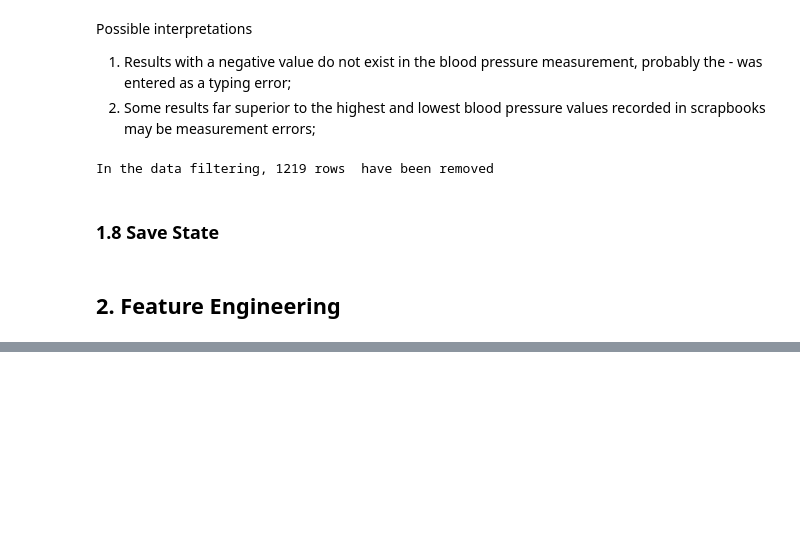
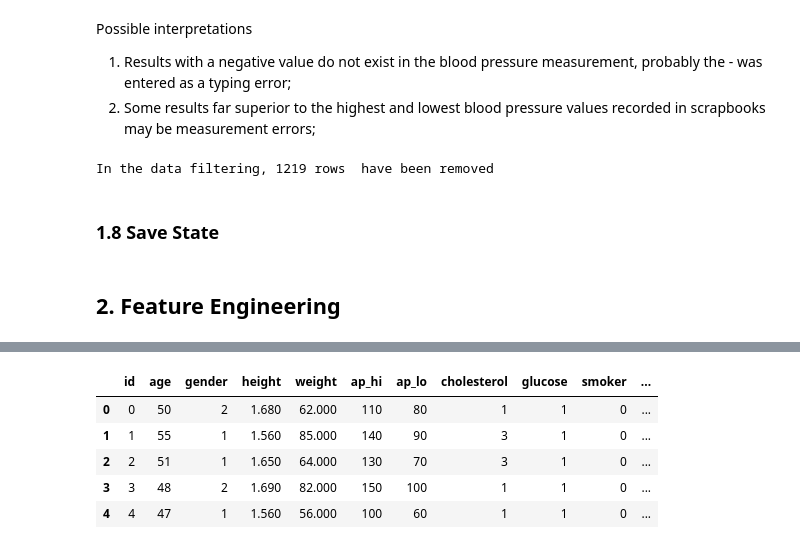
Before and after one commit to GuttoF/cardio_catch_disease, a Jupyter notebook: notebooks/c01.ipynb, the cells around one changed output, grey strips where cells are left out. Saved outputs shown, nothing was run; the diff lists cells and outputs as text; code cells hidden in the pictures; blank space fills up the shorter version.

```diff
--- a/notebooks/c01.ipynb
+++ b/notebooks/c01.ipynb
@@ -488,0 +521,18 @@ df1['height'] = df1['height'].apply(lambda x: x / 100)
+# %%
+# BMI
+df1['bmi'] = round(df1['weight']/(df1['height']**2), 1)
+
+df1['body_mass'] = df1['bmi'].apply(lambda x: 'underweight' if (x < 18.5)
+                                        else  'normal' if (x >= 18.5) and (x < 25)
+                                        else  'overweight' if (x >= 25) and (x < 30)
+                                        else  'obese' if (x >= 30) and (x < 35)
+                                        else 'extremely_obese')
+# %%
+df1.head()
+# %% [output]
+|  | id | age | gender | height | weight | ap_hi | ap_lo | cholesterol | glucose | smoker | ... |
+| 0 | 0 | 50 | 2 | 1.680 | 62.000 | 110 | 80 | 1 | 1 | 0 | ... |
+| 1 | 1 | 55 | 1 | 1.560 | 85.000 | 140 | 90 | 3 | 1 | 0 | ... |
+| 2 | 2 | 51 | 1 | 1.650 | 64.000 | 130 | 70 | 3 | 1 | 0 | ... |
+| 3 | 3 | 48 | 2 | 1.690 | 82.000 | 150 | 100 | 1 | 1 | 0 | ... |
+| 4 | 4 | 47 | 1 | 1.560 | 56.000 | 100 | 60 | 1 | 1 | 0 | ... |
```
Also changed, not shown: parts of 10 cells of this notebook, 2 other files.
